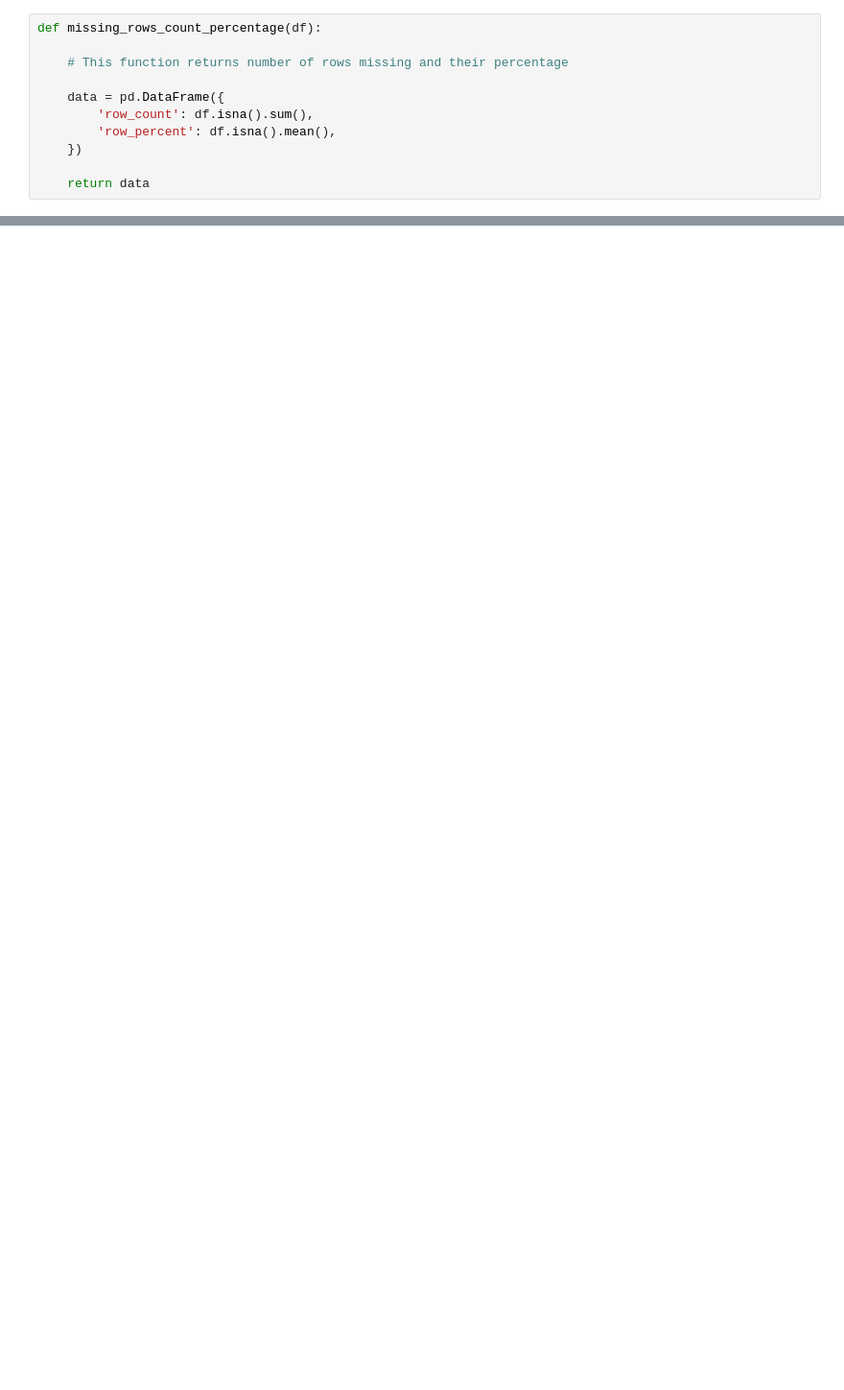
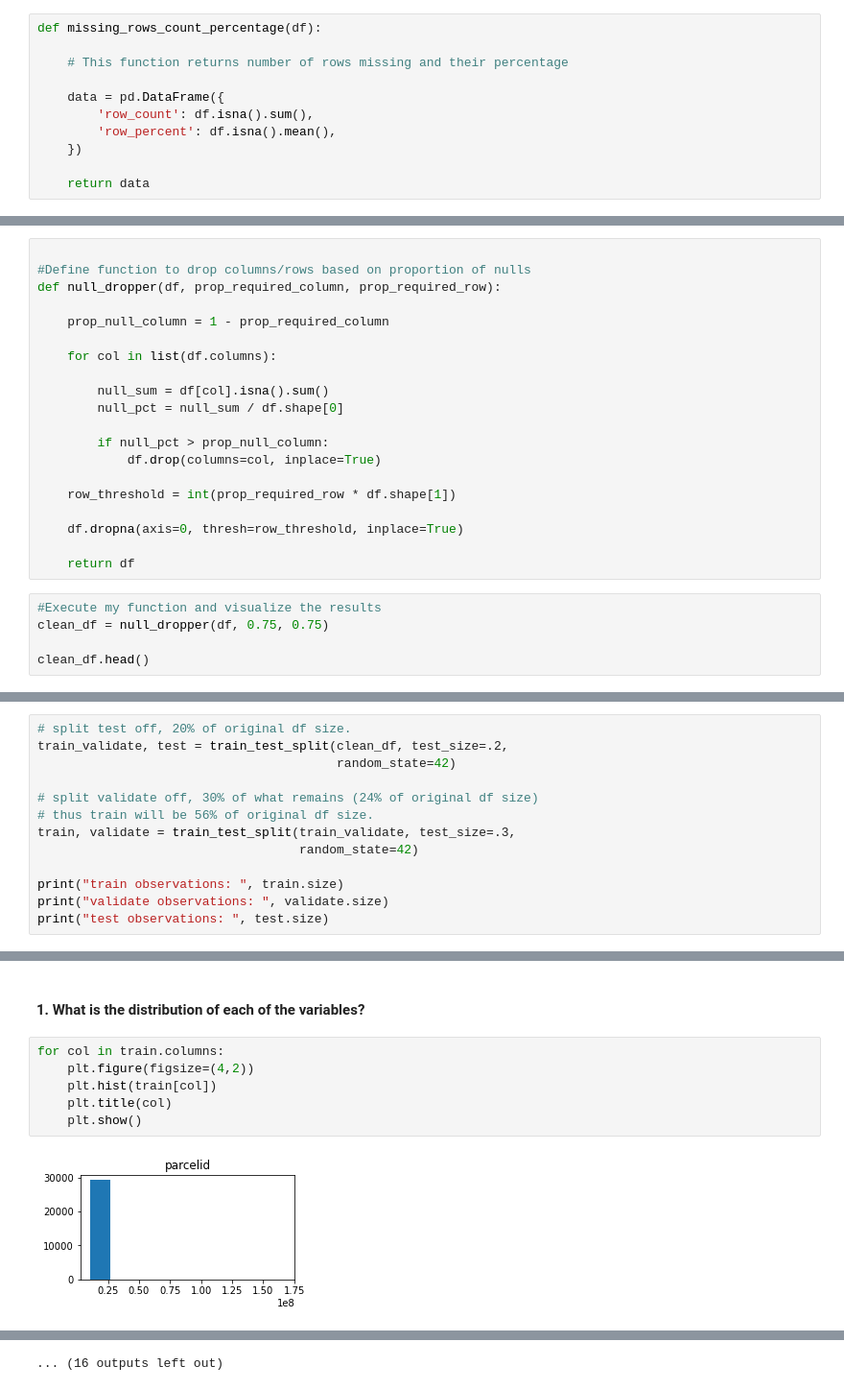
Before and after one commit to LuisVArce/Cluster_exercises, a Jupyter notebook: wrangle_zillow.py.ipynb, the cells around one changed output, grey strips where cells are left out. Shown at 96% size. Saved outputs shown, nothing was run; the diff lists cells and outputs as text; blank space fills up the shorter version.

```diff
--- a/wrangle_zillow.py.ipynb
+++ b/wrangle_zillow.py.ipynb
@@ -191,0 +242,25 @@ df.head()
+# %%
+
+#Define function to drop columns/rows based on proportion of nulls
+def null_dropper(df, prop_required_column, prop_required_row):
+
+    prop_null_column = 1 - prop_required_column
+
+    for col in list(df.columns):
+
+        null_sum = df[col].isna().sum()
+        null_pct = null_sum / df.shape[0]
+
+        if null_pct > prop_null_column:
+            df.drop(columns=col, inplace=True)
+
+    row_threshold = int(prop_required_row * df.shape[1])
+
+    df.dropna(axis=0, thresh=row_threshold, inplace=True)
+
+    return df
+# %%
+#Execute my function and visualize the results
+clean_df = null_dropper(df, 0.75, 0.75)
+
+clean_df.head()
@@ -191,0 +286,13 @@ df.head()
+# %%
+# split test off, 20% of original df size.
+train_validate, test = train_test_split(clean_df, test_size=.2,
+                                        random_state=42)
+
+# split validate off, 30% of what remains (24% of original df size)
+# thus train will be 56% of original df size.
+train, validate = train_test_split(train_validate, test_size=.3,
+                                   random_state=42)
+
+print("train observations: ", train.size)
+print("validate observations: ", validate.size)
+print("test observations: ", test.size)
@@ -191,0 +313,10 @@ df.head()
+# %% [markdown]
+#### 1. What is the distribution of each of the variables?
+# %%
+for col in train.columns:
+    plt.figure(figsize=(4,2))
+    plt.hist(train[col])
+    plt.title(col)
+    plt.show()
+# %% [output]
+[figure, added]
@@ -191,0 +334 @@ df.head()
+... (16 outputs left out)
```
Also changed, not shown: parts of 46 cells of this notebook, 7 other files.
